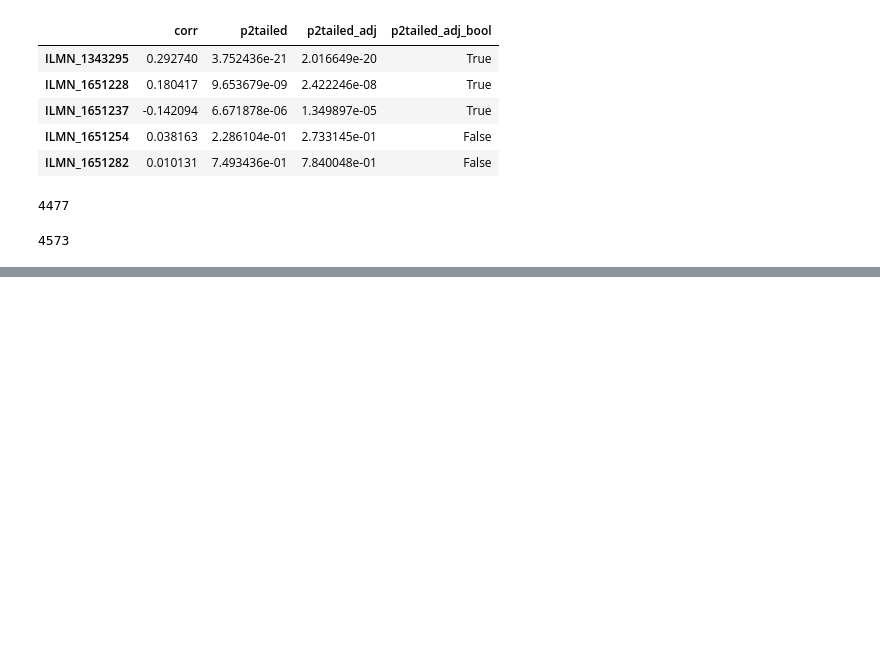
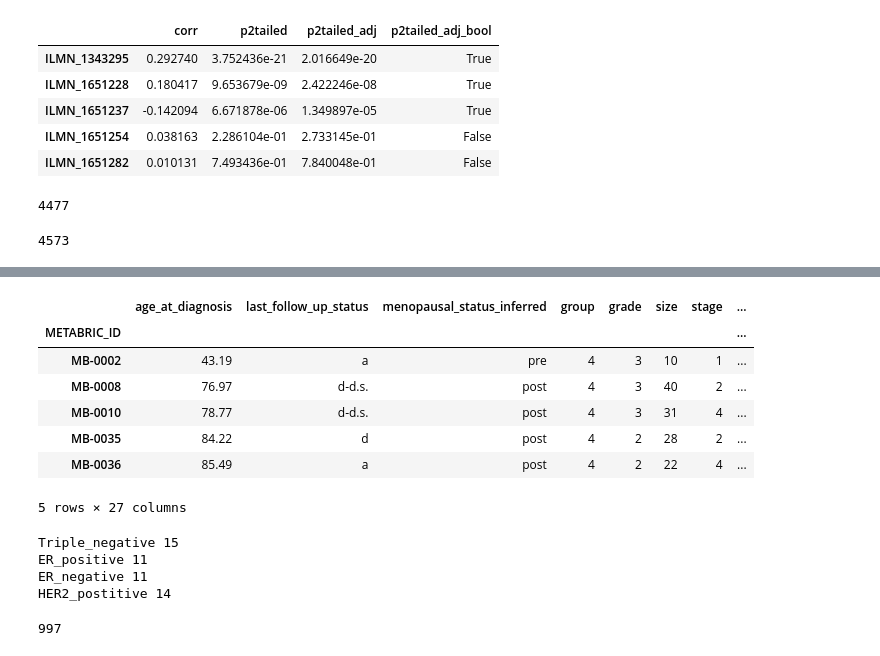
Before and after one commit to inodb/notebooks, a Jupyter notebook: stats/metabric/copy_number_regulated.ipynb, the cells around one changed output, grey strips where cells are left out. Saved outputs shown, nothing was run; the diff lists cells and outputs as text; code cells hidden in the pictures; blank space fills up the shorter version.

Commit message:
Update metabric copy number regulated gene list

```diff
--- a/stats/metabric/copy_number_regulated.ipynb
+++ b/stats/metabric/copy_number_regulated.ipynb
@@ -375,0 +390,13 @@ cna_vs_exp.groupby("gene").all_criteria_met.apply(np.any).sum()
+# %%
+s2 = pd.read_csv("data/table_S2_revised.txt", sep="\t").set_index("METABRIC_ID")
+# %%
+s2.head()
+# %% [output]
+|  | age_at_diagnosis | last_follow_up_status | menopausal_status_inferred | group | grade | size | stage | ... |
+| METABRIC_ID |  |  |  |  |  |  |  | ... |
+| MB-0002 | 43.19 | a | pre | 4 | 3 | 10 | 1 | ... |
+| MB-0008 | 76.97 | d-d.s. | post | 4 | 3 | 40 | 2 | ... |
+| MB-0010 | 78.77 | d-d.s. | post | 4 | 3 | 31 | 4 | ... |
+| MB-0035 | 84.22 | d | post | 4 | 2 | 28 | 2 | ... |
+| MB-0036 | 85.49 | a | post | 4 | 2 | 22 | 4 | ... |
+5 rows × 27 columns
@@ -375,0 +410,12 @@ cna_vs_exp.groupby("gene").all_criteria_met.apply(np.any).sum()
+# %%
+for s in subtypes:
+    print s, len(s)
+# %% [output]
+Triple_negative 15
+ER_positive 11
+ER_negative 11
+HER2_postitive 14
+# %%
+len(set(exp.columns).intersection(set(cna_seg_mean_per_sample.columns)))
+# %% [output]
+997
```
Also changed, not shown: parts of 11 cells of this notebook, 2 other files.
